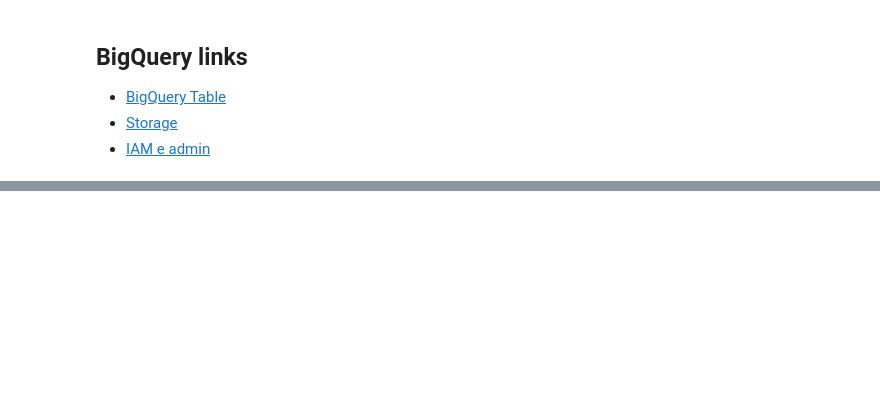
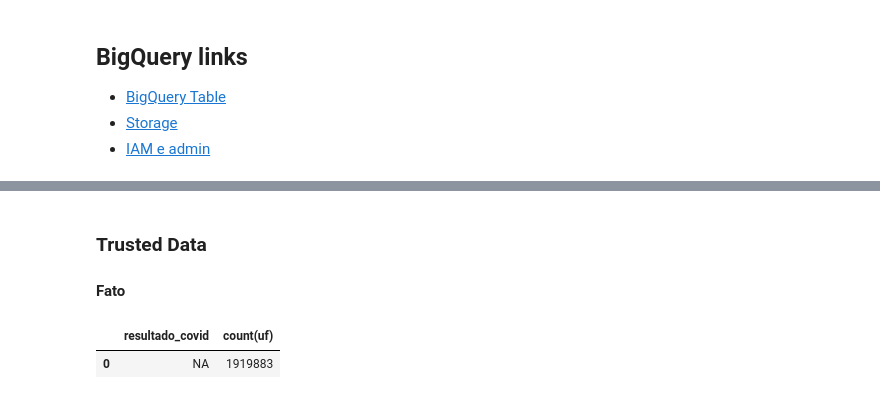
Before and after one commit to pehls/gp27_techchallenge_3, a Jupyter notebook: notebooks/001_gtrp_EDA.ipynb, the cells around one changed output, grey strips where cells are left out. Drawn from its saved outputs; the diff is of its cells as text; code cells hidden in the pictures; blank space fills up the shorter version.

```diff
--- a/notebooks/001_gtrp_EDA.ipynb
+++ b/notebooks/001_gtrp_EDA.ipynb
@@ -89,0 +789,35 @@ only showing top 20 rows
+# %% [markdown]
+### Trusted Data
+
+#### Fato
+# %%
+from transformations import transform
+from _spark import get_spark, _display
+
+df = spark\
+    .read\
+    .option('delimiter',',')\
+    .option('header',True)\
+    .option('inferSchema',True)\
+    .csv('../data/raw')
+
+df = transform(df)
+
+# df.write\
+#     .format("bigquery")\
+#     .option("temporaryGcsBucket", gcs_bucket)\
+#     .option("credentialsFile",os.environ["GOOGLE_APPLICATION_CREDENTIALS"])\
+#     .option("project", "fiap-tech-challenge-3")\
+#     .option("parentProject", "fiap-tech-challenge-3")\
+#     .option('dataset', 'trusted_pnad')\
+#     .option("table", "tb_f_covid_2020")\
+#     .mode("overwrite")\
+#     .save()
+# %%
+_display(df\
+            .groupBy('resultado_covid')\
+            .agg(f.count('uf'))
+            )
+# %% [output]
+|  | resultado_covid | count(uf) |
+| 0 | NA | 1919883 |
```
Also changed, not shown: parts of 32 cells of this notebook, 4 other files.
